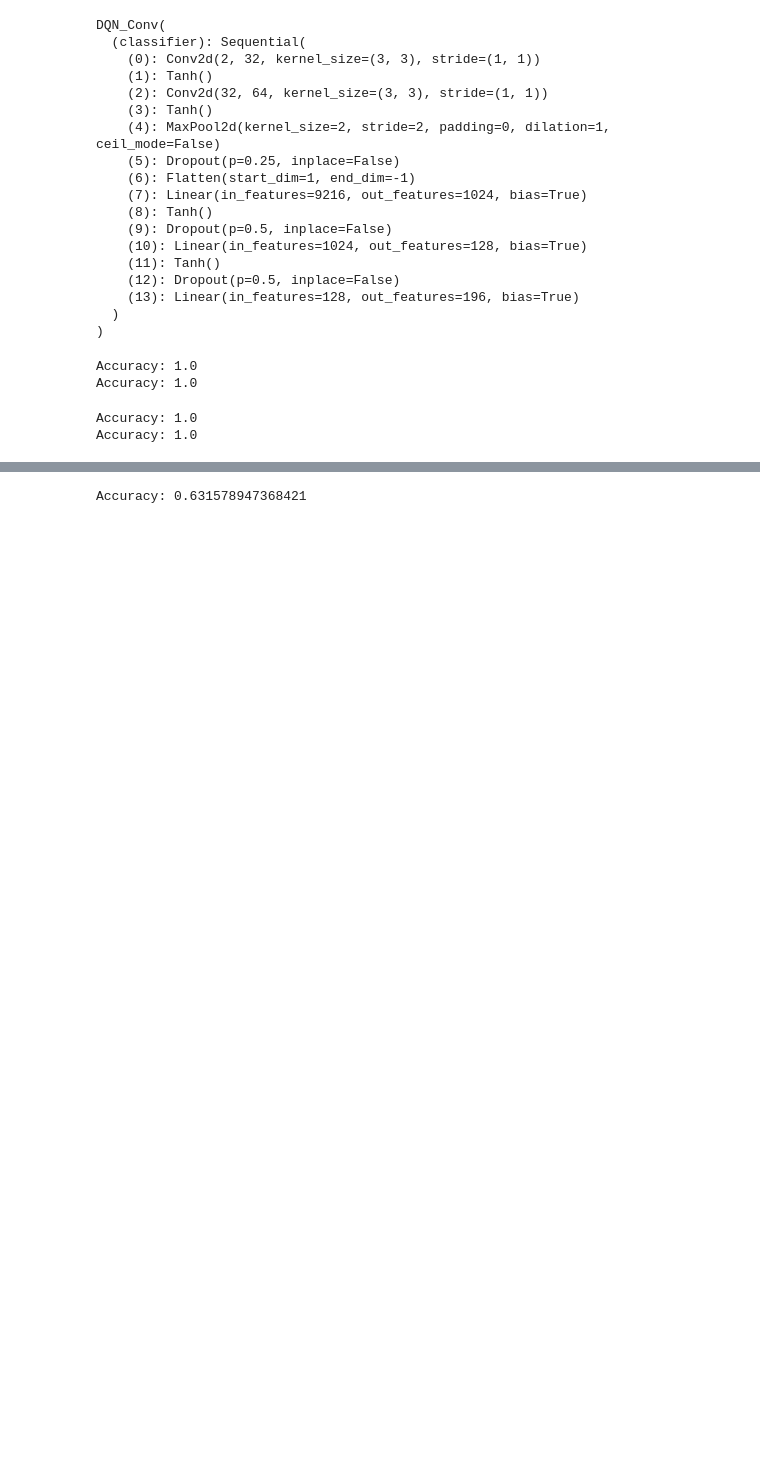
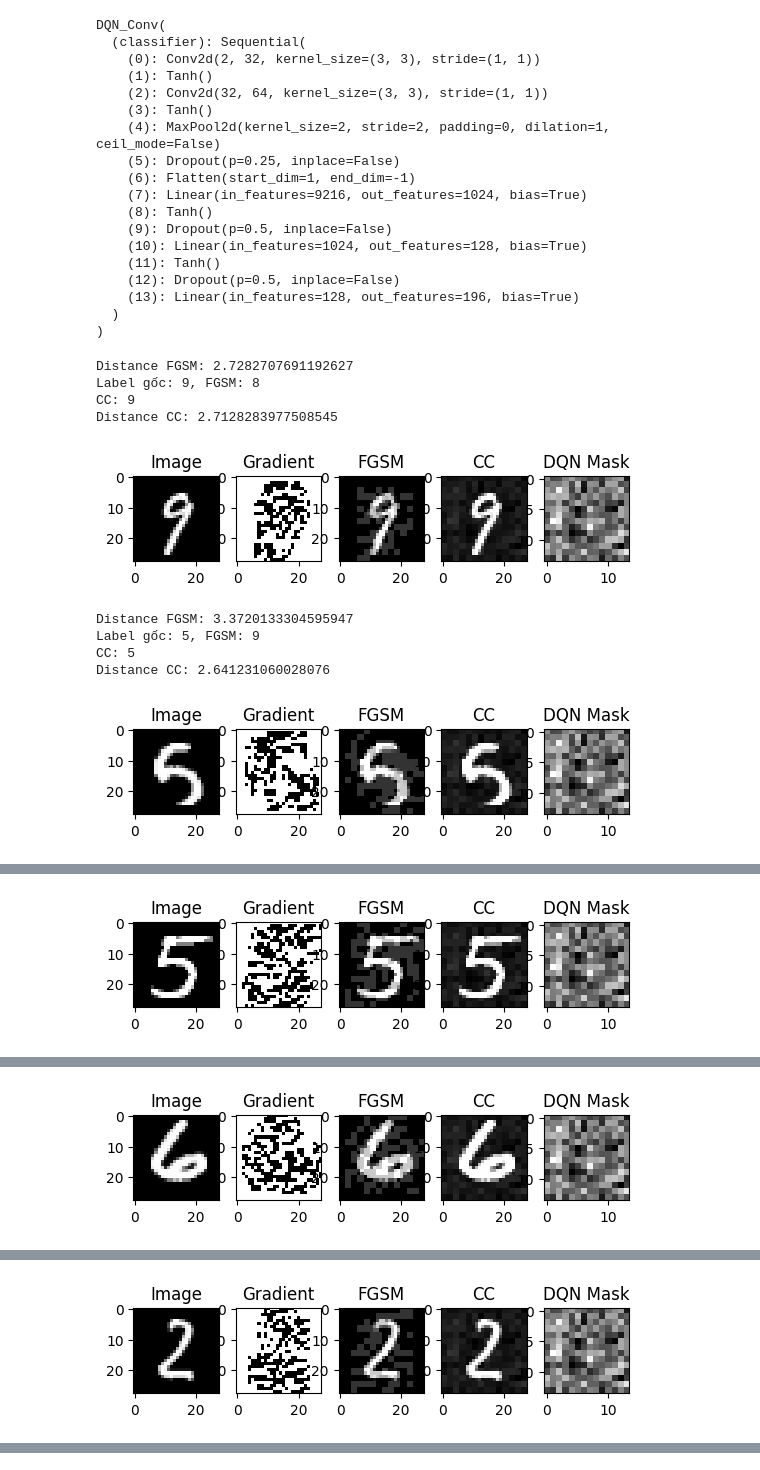
Before and after one commit to HoKhanhDyu/RLAT, a Jupyter notebook: visualize.ipynb, the cells around one changed output, grey strips where cells are left out. Saved outputs shown, nothing was run; the diff lists cells and outputs as text; code cells hidden in the pictures; blank space fills up the shorter version.

```diff
--- a/visualize.ipynb
+++ b/visualize.ipynb
@@ -37,7 +37,7 @@ def fgsm_attack(image, epsilon, gradient):
 
     # sign_gradient[sign_gradient] = 0
     # Tạo mẫu tấn công
-    perturbed_image = image + epsilon * sign_gradient
+    perturbed_image = image + epsilon * new_sign.to(device)
     # Giới hạn giá trị pixel [0, 1]
     perturbed_image = torch.clamp(perturbed_image, 0, 1)
 
@@ -139,64 +139,70 @@ for images, labels in tqdm(dataloader):
     # for i in range(14):
     #     for j in range(14):
     #         grid_img[i, j] = gradient[0, 0, i*2:(i+1)*2, j*2:(j+1)*2].mean().item()
 
     grid_img = gradient.view(28, 28).detach().sign().cpu().numpy()
     # 0 if < 0 else 1
     grid_img = np.where(grid_img < 0, 0, 1)
 
     # Tạo mẫu nhiễu
     perturbed_image, sign_gradient = fgsm_attack(images, epsilon, gradient)
 
     distance = torch.norm(perturbed_image - images)
-    # print(f"Distance FGSM: {distance}")
+    print(f"Distance FGSM: {distance}")
 
     # Kiểm tra dự đoán trên mẫu bị tấn công
     outputs_perturbed = model(perturbed_image)
     _, final_pred = outputs_perturbed.max(1)
 
-    # print(f"Label gốc: {start_label}, FGSM: {final_pred.item()}")
+    print(f"Label gốc: {start_label}, FGSM: {final_pred.item()}")
 
     attack2_image = fgsm_attack_2(images, epsilon, torch.tensor(dqn_img).float().to(device))
     outputs_perturbed2 = model(attack2_image)
     _, final_pred2 = outputs_perturbed2.max(1)
-    # print(f"CC: {final_pred2.item()}")
+    print(f"CC: {final_pred2.item()}")
     distance2 = torch.norm(attack2_image - images)
-    # print(f"Distance CC: {distance2}")
+    print(f"Distance CC: {distance2}")
 
-    # # Hiển thị mẫu gốc, grad và mẫu bị tấn công
-    # import matplotlib.pyplot as plt
-    # plt.figure()
-    # plt.subplot(151)
-    # plt.imshow(images.squeeze().cpu().detach().numpy(), cmap='gray')
-    # plt.title('Image')
-    # plt.subplot(152)
-    # plt.imshow(grid_img, cmap='gray')
-    # plt.title('Gradient')
-    # plt.subplot(153)
-    # plt.imshow(perturbed_image.squeeze().detach().cpu().numpy(), cmap='gray')
-    # plt.title('FGSM')
-    # plt.subplot(154)
-    # plt.imshow(attack2_image.squeeze().detach().cpu().numpy(), cmap='gray')
-    # plt.title('CC')
-    # plt.subplot(155)
-    # plt.imshow(dqn_img, cmap='gray')
-    # plt.title('DQN Mask')
+    # Hiển thị mẫu gốc, grad và mẫu bị tấn công
+    import matplotlib.pyplot as plt
+    plt.figure()
+    plt.subplot(151)
+    plt.imshow(images.squeeze().cpu().detach().numpy(), cmap='gray')
+    plt.title('Image')
+    plt.subplot(152)
+    plt.imshow(grid_img, cmap='gray')
+    plt.title('Gradient')
+    plt.subplot(153)
+    plt.imshow(perturbed_image.squeeze().detach().cpu().numpy(), cmap='gray')
+    plt.title('FGSM')
+    plt.subplot(154)
+    plt.imshow(attack2_image.squeeze().detach().cpu().numpy(), cmap='gray')
+    plt.title('CC')
+    plt.subplot(155)
+    plt.imshow(dqn_img, cmap='gray')
+    plt.title('DQN Mask')
 
 
-    # plt.show()
+    plt.show()
 
-    # t -= 1
-    # if t == 0:
-    #     break
-    total += 1
-    if start_label != final_pred.item():
-        correct += 1
+    t -= 1
+    if t == 0:
+        break
+    # total += 1
+    # if start_label != final_pred2.item():
+    #     correct += 1
 
-    print(f"Accuracy: {correct/total}")
+    # print(f"Accuracy: {correct/total}")
 
 # print(f"Accuracy: {correct/total}")
 # %% [output]
-Accuracy: 1.0
-Accuracy: 1.0
+Distance FGSM: 2.7282707691192627
+Label gốc: 9, FGSM: 8
+CC: 9
+Distance CC: 2.7128283977508545
+[figure, added]
-Accuracy: 1.0
-Accuracy: 1.0
+Distance FGSM: 3.3720133304595947
+Label gốc: 5, FGSM: 9
+CC: 5
+Distance CC: 2.641231060028076
+[figure, added]
@@ -204,0 +213 @@ Accuracy: 0.6666666666666666
+[figure, added]
@@ -206,0 +218 @@ Accuracy: 0.625
+[figure, added]
@@ -208,0 +223 @@ Accuracy: 0.7
+[figure, added]
@@ -217 +228,0 @@ Accuracy: 0.6111111111111112
-Accuracy: 0.631578947368421
```
Also changed, not shown: parts of 1 cell of this notebook, 2 other files.
